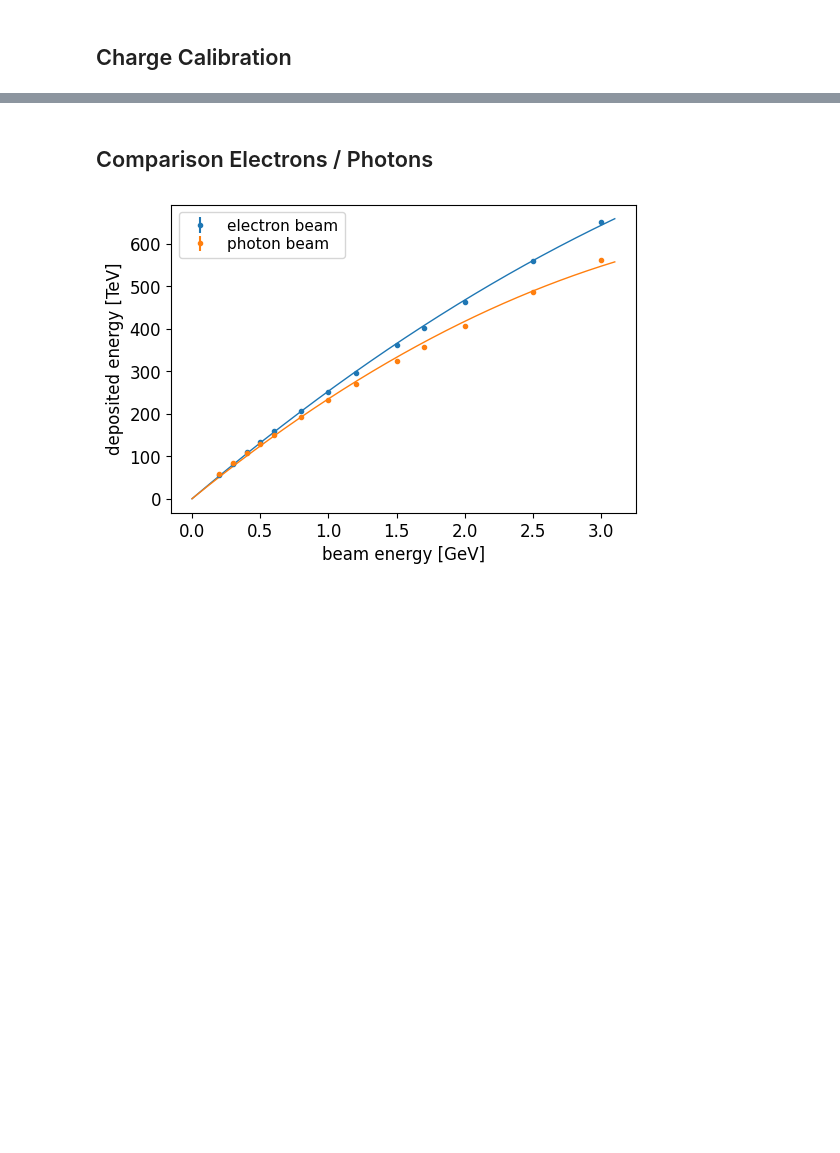
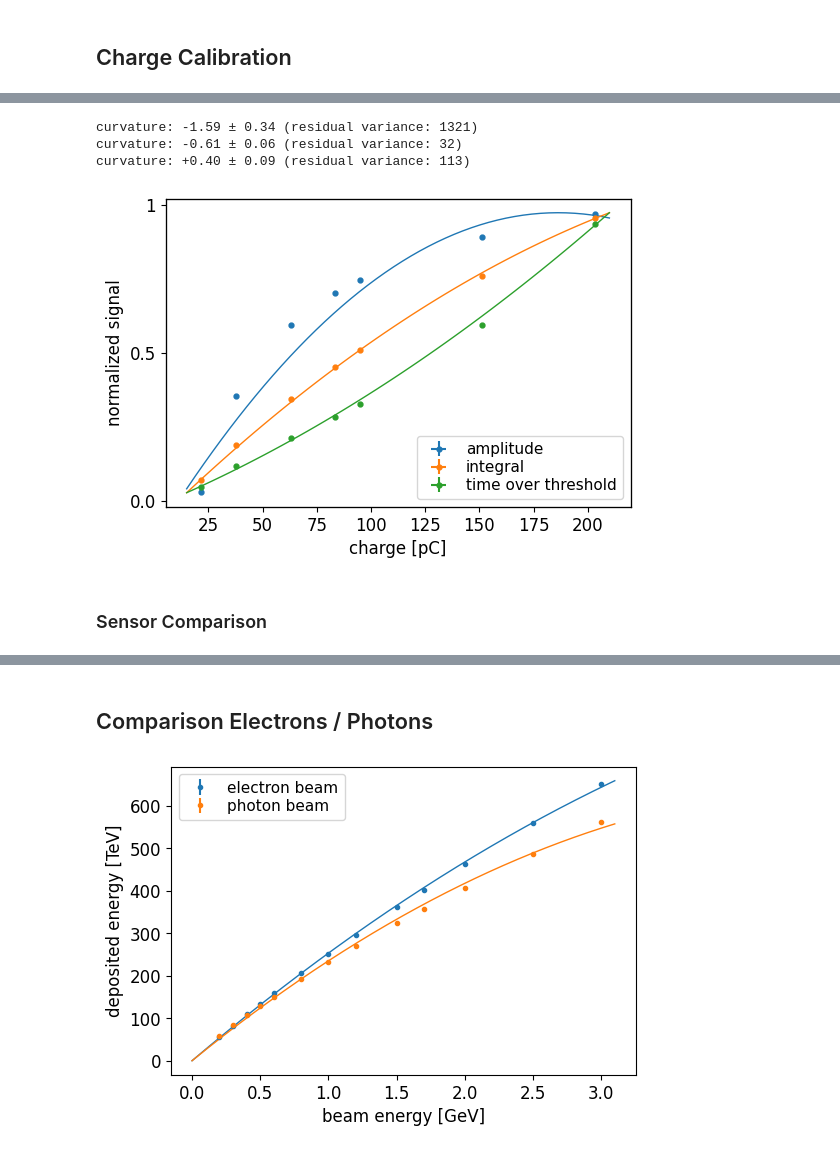
Before and after one commit to ivoschulthess/dumpLeakageCalorimeter, a Jupyter notebook: analysis.ipynb, the cells around one changed output, grey strips where cells are left out. Cells and saved outputs as stored; diff of their text form; code cells hidden in the pictures; blank space fills up the shorter version.

```diff
--- a/analysis.ipynb
+++ b/analysis.ipynb
@@ -18,6 +20,9 @@ plt.rcParams['figure.figsize'] = 6, 4
 plt.rcParams['font.size'] = 12
 plt.rcParams['legend.fontsize'] = 11
 plt.rcParams['legend.labelspacing'] = 0.2
+# %%
+def chargeFct (p, x):
+    return p[3] * ( p[2]*x**2 + p[1]*x + p[0] )
 # %% [markdown]
 ## Beamspot
 # %%
@@ -187,0 +230,46 @@ positions_cartesian = np.array([positions_polar[:,0]*np.cos(positions_polar[:,1]
+# %%
+chargesFit = np.linspace(15, 210)
+
+with plt.rc_context(regu):
+
+    fig, ax0 = plt.subplots()
+
+    ax1 = ax0.twinx()
+    ax2 = ax0.twinx()
+    ax1.get_yaxis().set_visible(False)
+    ax2.get_yaxis().set_visible(False)
+
+    odrOutput = ODR(RealData(x=charges[0], y=amplitude[0], sy=amplitude[1], sx=charges[1]), Model(chargeFct), beta0=[1.,1.,1.,1.], ifixb=[1,1,1,0]).run()
+    popt = odrOutput.beta; perr = odrOutput.sd_beta
+    ax0.errorbar(charges[0], *amplitude, charges[1], fmt='C0.', ms=7, label='amplitude')
+    ax0.errorbar(chargesFit, chargeFct(popt, chargesFit), fmt='C0-', lw=1)
+    print(f'curvature: {1e3*popt[2]:+.2f} ± {1e3*perr[2]:.2f} (residual variance: {odrOutput.res_var:.0f})')
+
+    odrOutput = ODR(RealData(x=charges[0], y=integral[0], sy=integral[1], sx=charges[1]), Model(chargeFct), beta0=[1.,1.,1.,1.], ifixb=[1,1,1,0]).run()
+    popt = odrOutput.beta; perr = odrOutput.sd_beta
+    ax1.errorbar(charges[0], *integral, charges[1], fmt='C1.', ms=7)
+    ax1.errorbar(chargesFit, chargeFct(popt, chargesFit), fmt='C1-', lw=1)
+    ax0.errorbar(np.nan, np.nan, np.nan, np.nan, fmt='C1.', ms=7, label='integral')
+    print(f'curvature: {1e3*popt[2]:+.2f} ± {1e3*perr[2]:.2f} (residual variance: {odrOutput.res_var:.0f})')
+
+    odrOutput = ODR(RealData(x=charges[0], y=tot[0], sy=tot[1], sx=charges[1]), Model(chargeFct), beta0=[1.,1.,1.,1.], ifixb=[1,1,1,0]).run()
+    popt = odrOutput.beta; perr = odrOutput.sd_beta
+    ax2.errorbar(charges[0], *tot, charges[1], fmt='C2.', ms=7)
+    ax2.errorbar(chargesFit, chargeFct(popt, chargesFit), fmt='C2-', lw=1)
+    ax0.errorbar(np.nan, np.nan, np.nan, np.nan, fmt='C2.', ms=7, label='time over threshold')
+    print(f'curvature: {1e3*popt[2]:+.2f} ± {1e3*perr[2]:.2f} (residual variance: {odrOutput.res_var:.0f})')
+
+    ax0.legend(loc='lower right')
+    ax0.set(xlabel='charge [pC]', ylabel='normalized signal')
+
+    ylim = ax0.get_ylim()
+    ax0.set(yticks=[ylim[0]+1, np.mean(ylim), ylim[1]-1], yticklabels=[0.0,0.5,1])
+
+    plt.show()
+# %% [output]
+curvature: -1.59 ± 0.34 (residual variance: 1321)
+curvature: -0.61 ± 0.06 (residual variance: 32)
+curvature: +0.40 ± 0.09 (residual variance: 113)
+[figure, added]
+# %% [markdown]
+### Sensor Comparison
```
Also changed, not shown: parts of 29 cells of this notebook, 3 other files.
